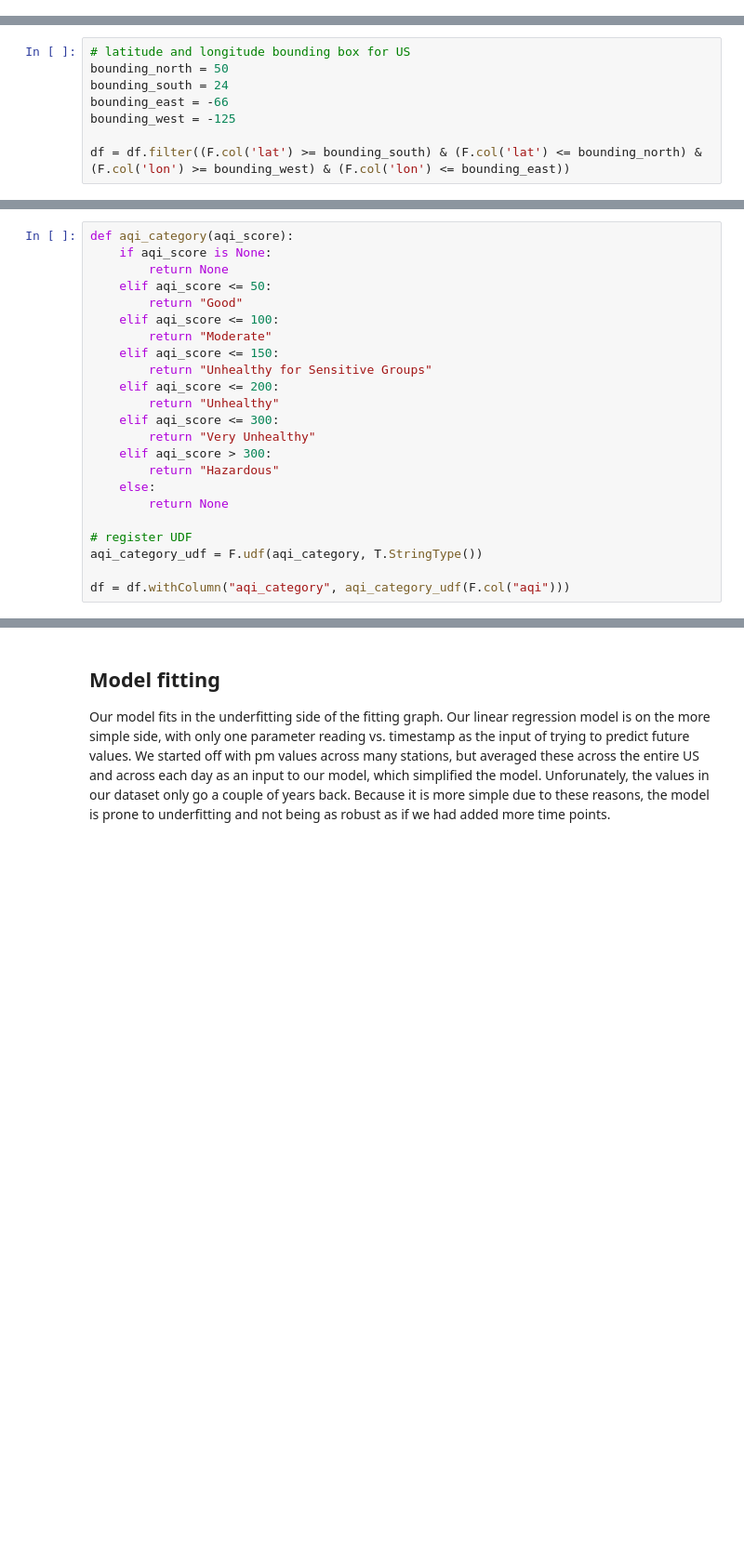
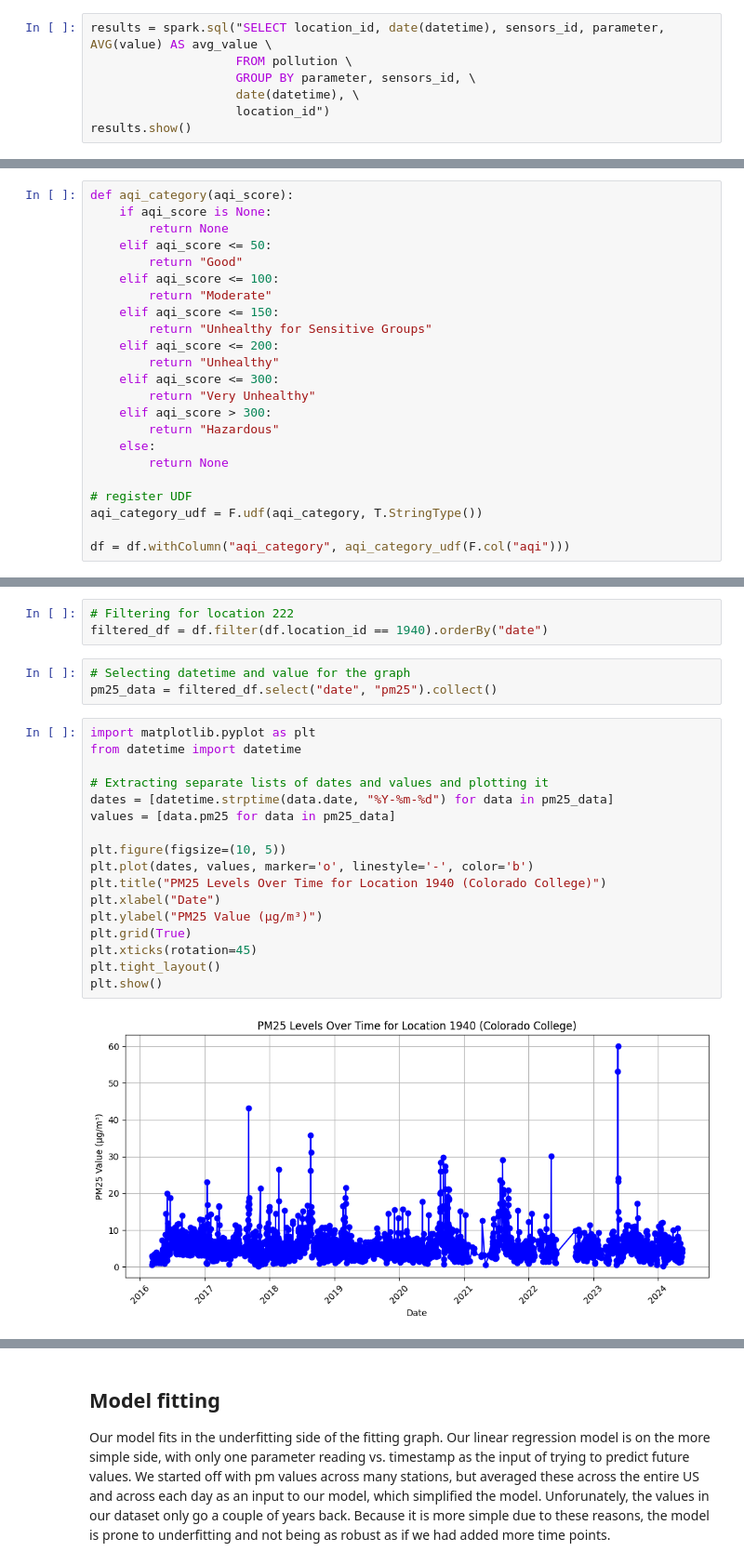
Before and after one commit to ameek12/232_Project, a Jupyter notebook: Ryan_playground.ipynb, the cells around one changed output, grey strips where cells are left out. Shown: that part at 93% size. Drawn from its saved outputs; the diff is of its cells as text; blank space fills up the shorter version.

```diff
--- a/Ryan_playground.ipynb
+++ b/Ryan_playground.ipynb
@@ -190,0 +354,7 @@ df = df.filter(F.col("value") > 0)
+# %%
+results = spark.sql("SELECT location_id, date(datetime), sensors_id, parameter, AVG(value) AS avg_value \
+                    FROM pollution \
+                    GROUP BY parameter, sensors_id, \
+                    date(datetime), \
+                    location_id")
+results.show()
@@ -337,11 +523,3 @@ df_pollutants.show(100)
-# %%
-# latitude and longitude bounding box for US
-bounding_north = 50
-bounding_south = 24
-bounding_east = -66
-bounding_west = -125
-
-df = df.filter((F.col('lat') >= bounding_south) & (F.col('lat') <= bounding_north) & (F.col('lon') >= bounding_west) & (F.col('lon') <= bounding_east))
 # %% [markdown]
 #### Daily Averages
 
@@ -579,0 +689,25 @@ print("Testing RMSE:", test_rmse)
+# %%
+# Filtering for location 222
+filtered_df = df.filter(df.location_id == 1940).orderBy("date")
+# %%
+# Selecting datetime and value for the graph
+pm25_data = filtered_df.select("date", "pm25").collect()
+# %%
+import matplotlib.pyplot as plt
+from datetime import datetime
+
+# Extracting separate lists of dates and values and plotting it
+dates = [datetime.strptime(data.date, "%Y-%m-%d") for data in pm25_data]
+values = [data.pm25 for data in pm25_data]
+
+plt.figure(figsize=(10, 5))
+plt.plot(dates, values, marker='o', linestyle='-', color='b')
+plt.title("PM25 Levels Over Time for Location 1940 (Colorado College)")
+plt.xlabel("Date")
+plt.ylabel("PM25 Value (µg/m³)")
+plt.grid(True)
+plt.xticks(rotation=45)
+plt.tight_layout()
+plt.show()
+# %% [output]
+[figure, added]
```
Also changed, not shown: parts of 61 cells of this notebook.
